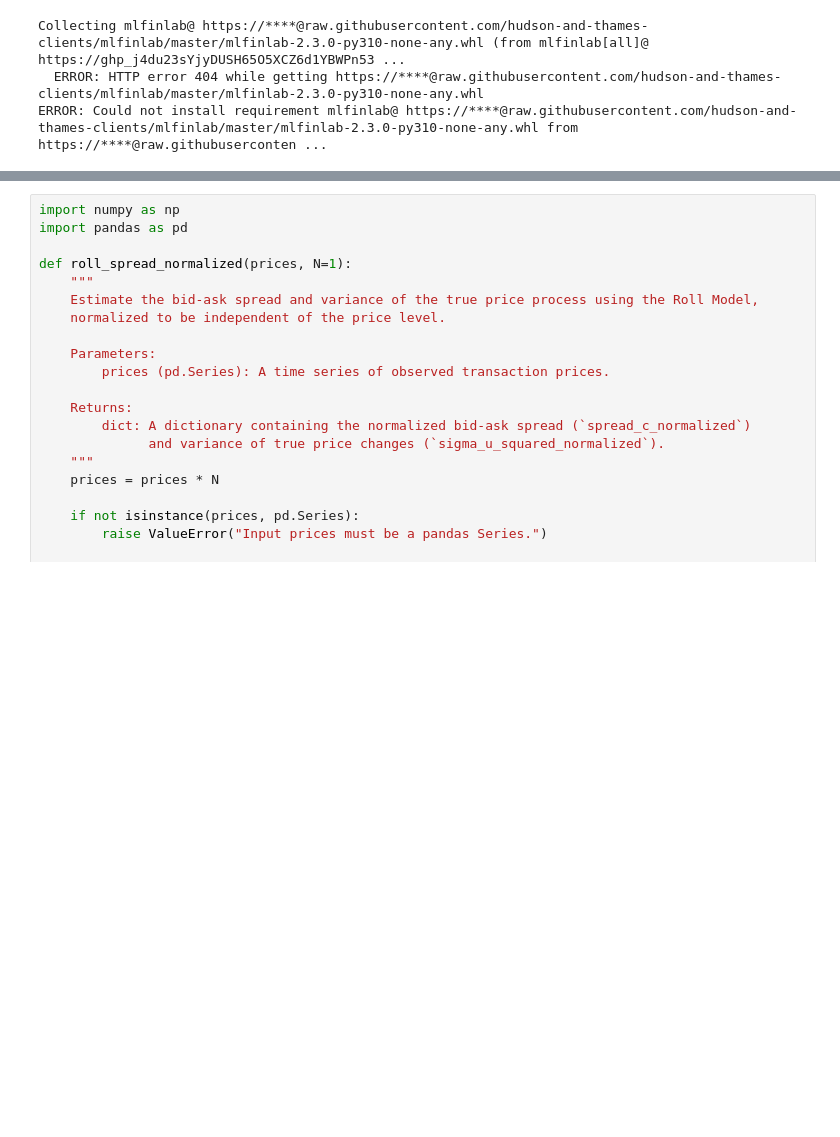
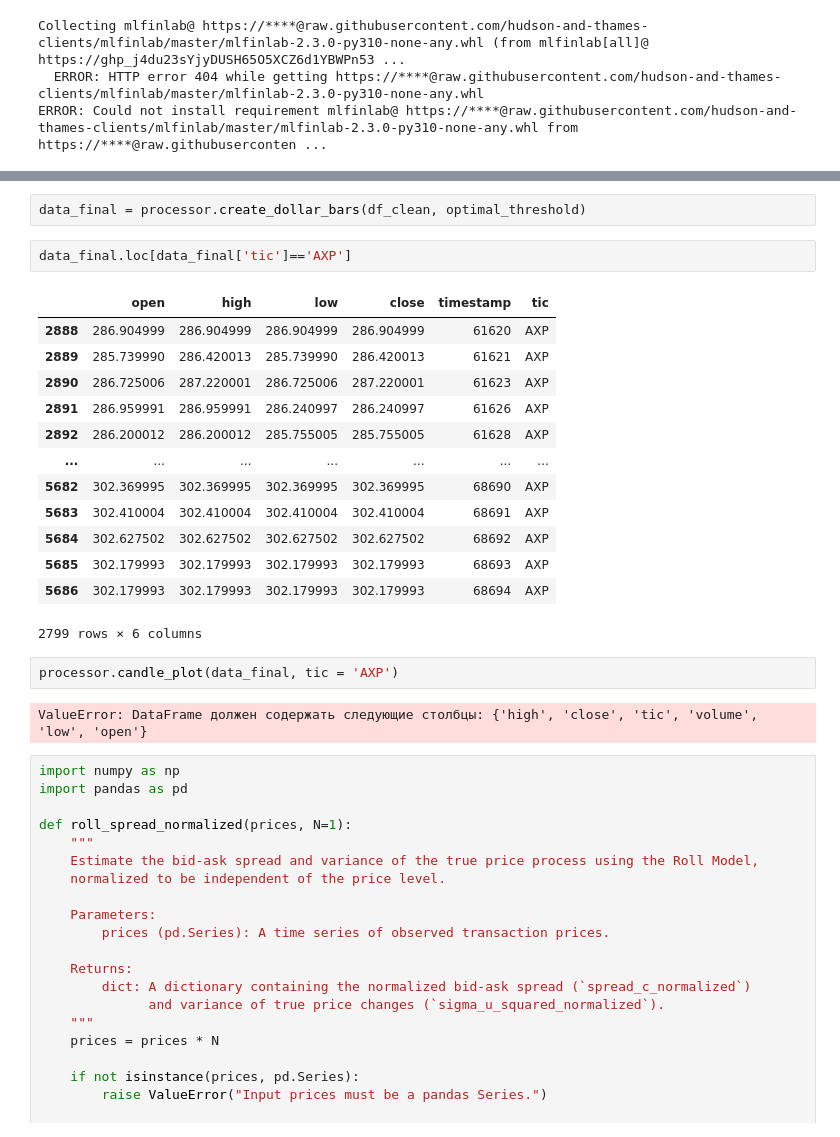
Before and after one commit to SvenTern/algotrade, a Jupyter notebook: test_dollar_bars.ipynb, the cells around one changed output, grey strips where cells are left out. Saved outputs shown, nothing was run; the diff lists cells and outputs as text; blank space fills up the shorter version.

```diff
--- a/test_dollar_bars.ipynb
+++ b/test_dollar_bars.ipynb
@@ -285,3 +832,25 @@ roll_spread(prices=tick_prices)
+# %%
+data_final = processor.create_dollar_bars(df_clean, optimal_threshold)
+# %%
+data_final.loc[data_final['tic']=='AXP']
+# %% [output]
+|  | open | high | low | close | timestamp | tic |
+| 2888 | 286.904999 | 286.904999 | 286.904999 | 286.904999 | 61620 | AXP |
+| 2889 | 285.739990 | 286.420013 | 285.739990 | 286.420013 | 61621 | AXP |
+| 2890 | 286.725006 | 287.220001 | 286.725006 | 287.220001 | 61623 | AXP |
+| 2891 | 286.959991 | 286.959991 | 286.240997 | 286.240997 | 61626 | AXP |
+| 2892 | 286.200012 | 286.200012 | 285.755005 | 285.755005 | 61628 | AXP |
+| ... | ... | ... | ... | ... | ... | ... |
+| 5682 | 302.369995 | 302.369995 | 302.369995 | 302.369995 | 68690 | AXP |
+| 5683 | 302.410004 | 302.410004 | 302.410004 | 302.410004 | 68691 | AXP |
+| 5684 | 302.627502 | 302.627502 | 302.627502 | 302.627502 | 68692 | AXP |
+| 5685 | 302.179993 | 302.179993 | 302.179993 | 302.179993 | 68693 | AXP |
+| 5686 | 302.179993 | 302.179993 | 302.179993 | 302.179993 | 68694 | AXP |
+2799 rows × 6 columns
+# %%
+processor.candle_plot(data_final, tic = 'AXP')
+# %% [output]
+ValueError: DataFrame должен содержать следующие столбцы: {'high', 'close', 'tic', 'volume', 'low', 'open'}
 # %%
 import numpy as np
 import pandas as pd
```
Also changed, not shown: parts of 14 cells of this notebook.
